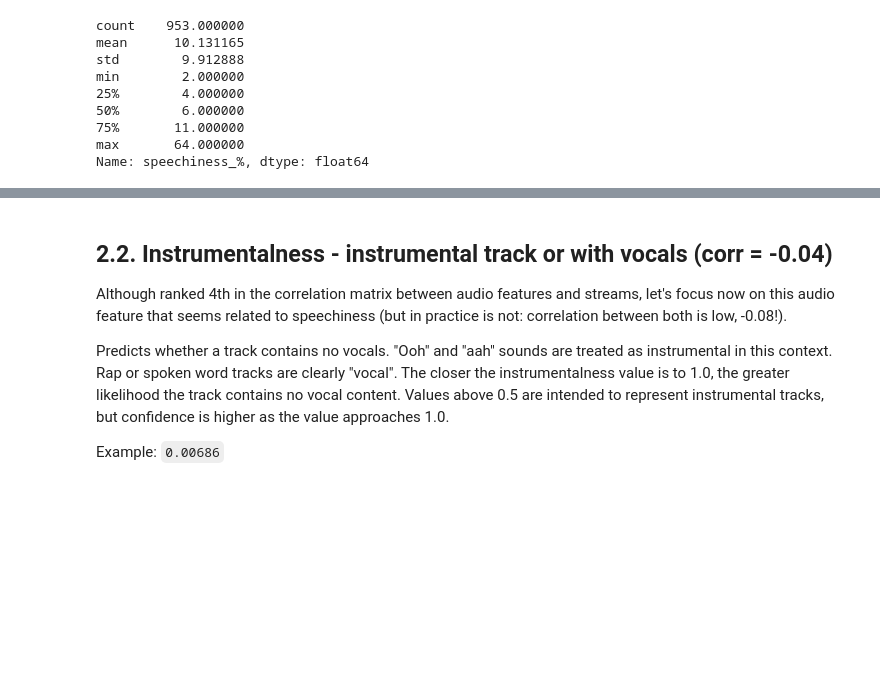
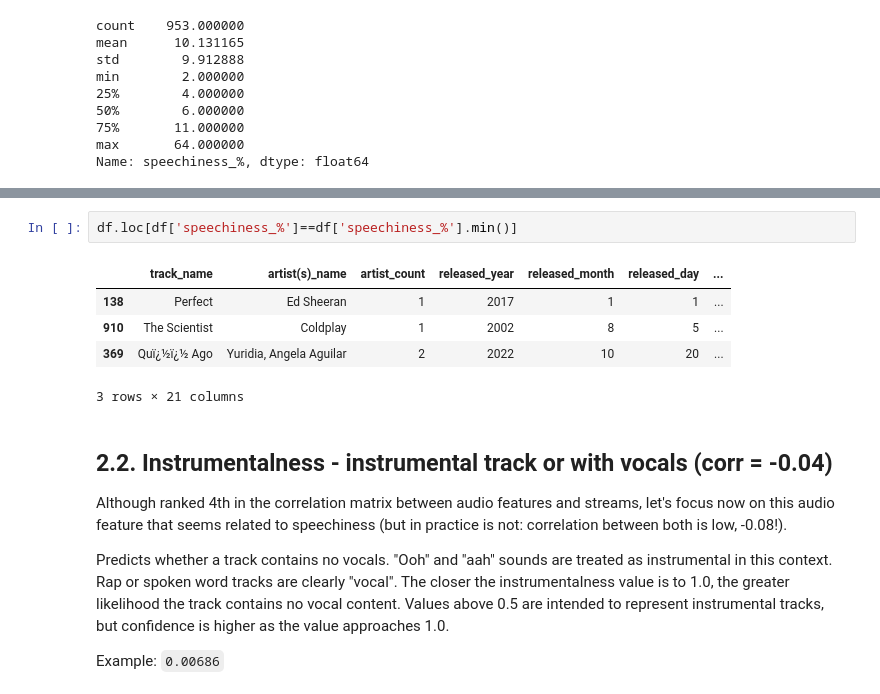
Before and after one commit to luciewparis/streamlit_spotify_project_ghl, a Jupyter notebook: notebooks/analysis_hits_2023.ipynb, the cells around one changed output, grey strips where cells are left out. Saved outputs shown, nothing was run; the diff lists cells and outputs as text; blank space fills up the shorter version.

```diff
--- a/notebooks/analysis_hits_2023.ipynb
+++ b/notebooks/analysis_hits_2023.ipynb
@@ -227,3 +233,11 @@ fig.show()
+# %%
+df.loc[df['speechiness_%']==df['speechiness_%'].min()]
+# %% [output]
+|  | track_name | artist(s)_name | artist_count | released_year | released_month | released_day | ... |
+| 138 | Perfect | Ed Sheeran | 1 | 2017 | 1 | 1 | ... |
+| 910 | The Scientist | Coldplay | 1 | 2002 | 8 | 5 | ... |
+| 369 | Quï¿½ï¿½ Ago | Yuridia, Angela Aguilar | 2 | 2022 | 10 | 20 | ... |
+3 rows × 21 columns
 # %% [markdown]
 ## 2.2. Instrumentalness - instrumental track or with vocals (corr = -0.04)
 Although ranked 4th in the correlation matrix between audio features and streams, let's focus now on this audio feature that seems related to speechiness (but in practice is not: correlation between both is low, -0.08!).
```
Also changed, not shown: parts of 9 cells of this notebook, 4 other files.
